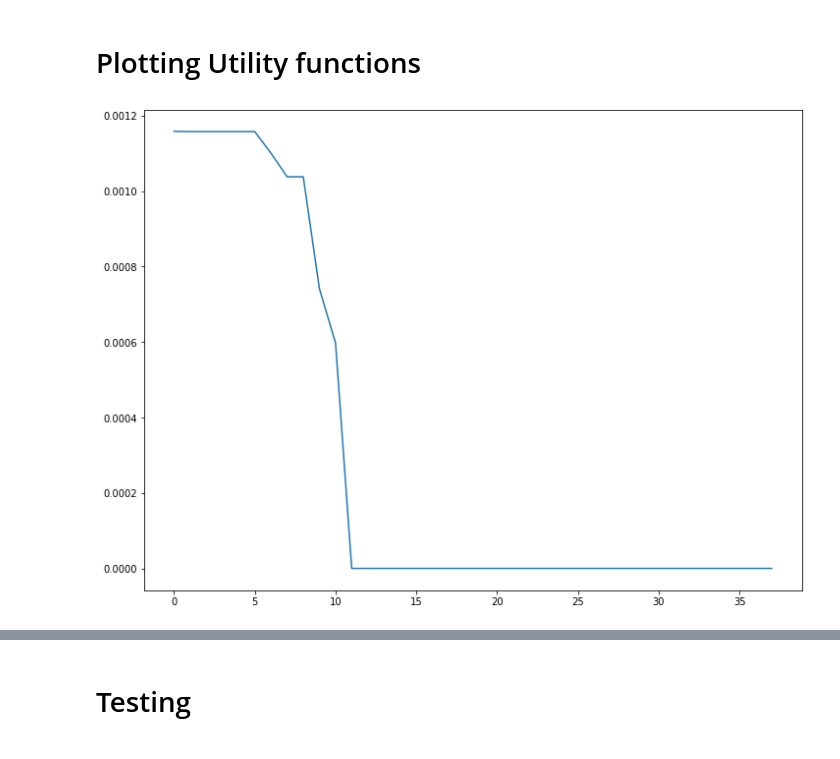
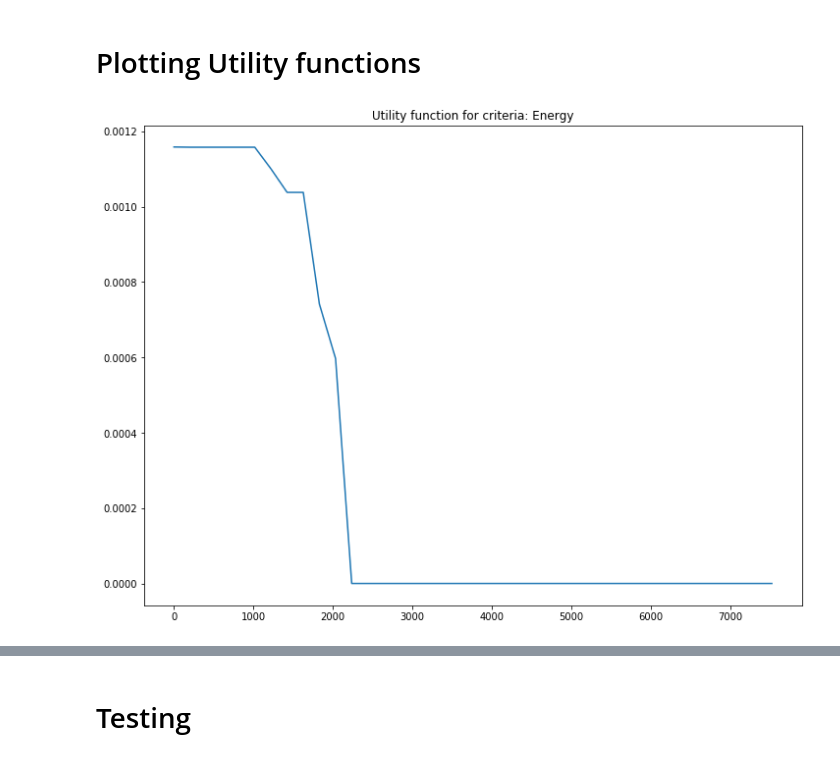
Before and after one commit to prathamsolanki/nutri-score-decision-models, a Jupyter notebook: dm_project_additive.ipynb, the cells around one changed output, grey strips where cells are left out. Saved outputs shown, nothing was run; the diff lists cells and outputs as text; code cells hidden in the pictures.

```diff
--- a/dm_project_additive.ipynb
+++ b/dm_project_additive.ipynb
@@ -302,7 +302,21 @@ sugars_9 = 0.0010651556
 # Plotting Utility functions
 # %%
 plt.rcParams["figure.figsize"] = [12,9]
-plt.plot([e.value() for e in utility_thresh['energy']])
+plt.title('Utility function for criteria: Energy')
+
+x = []
+
+num_buckets = len(buckets['energy'])
+
+for n in range(num_buckets):
+  x.append(buckets['energy'][n][0])
+
+x.append(buckets['energy'][num_buckets-1][1])
+
+y = [p.value() for p in utility_thresh['energy']]
+
+plt.plot(x,y)
+
 plt.savefig('thresh_energy.jpg')
 # %% [output]
-[figure, old version]
+[figure, new version]
```
Also changed, not shown: parts of 7 cells of this notebook, 6 other files.
